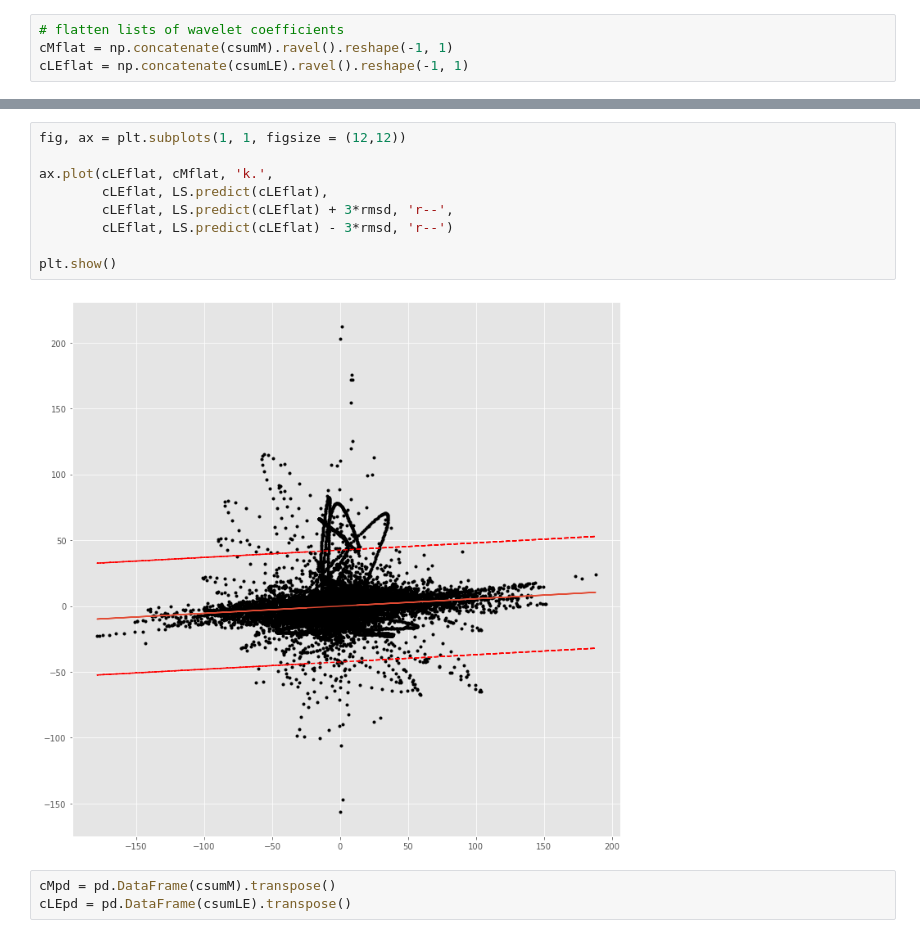
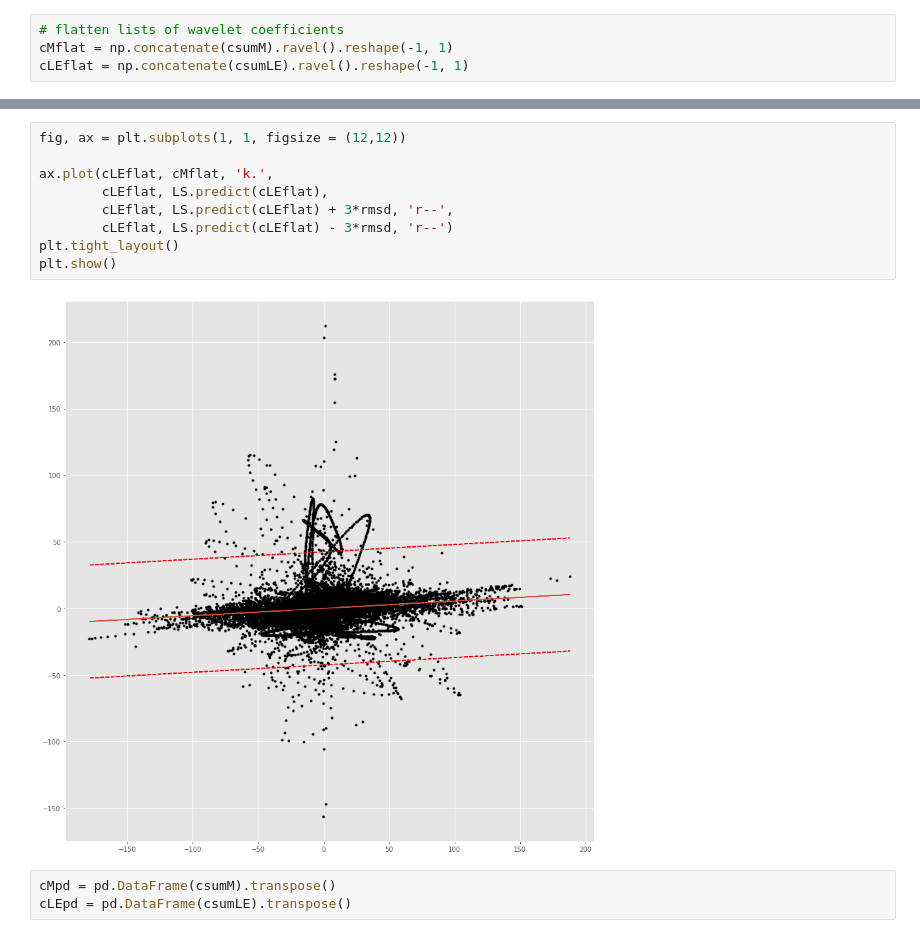
Before and after one commit to ottobriner/wavelet-partition, a Jupyter notebook: FLX_JP-BBY.ipynb, the cells around one changed output, grey strips where cells are left out. Saved outputs shown, nothing was run; the diff lists cells and outputs as text.

```diff
--- a/FLX_JP-BBY.ipynb
+++ b/FLX_JP-BBY.ipynb
@@ -133,14 +171,14 @@ for j in range(len(csumM)):
 # %%
 fig, ax = plt.subplots(1, 1, figsize = (12,12))
 
 ax.plot(cLEflat, cMflat, 'k.',
         cLEflat, LS.predict(cLEflat),
         cLEflat, LS.predict(cLEflat) + 3*rmsd, 'r--',
         cLEflat, LS.predict(cLEflat) - 3*rmsd, 'r--')
-
+plt.tight_layout()
 plt.show()
 # %% [output]
-[figure, old version]
+[figure, new version]
 # %%
 cMpd = pd.DataFrame(csumM).transpose()
 cLEpd = pd.DataFrame(csumLE).transpose()
```
Also changed, not shown: parts of 15 cells of this notebook.
